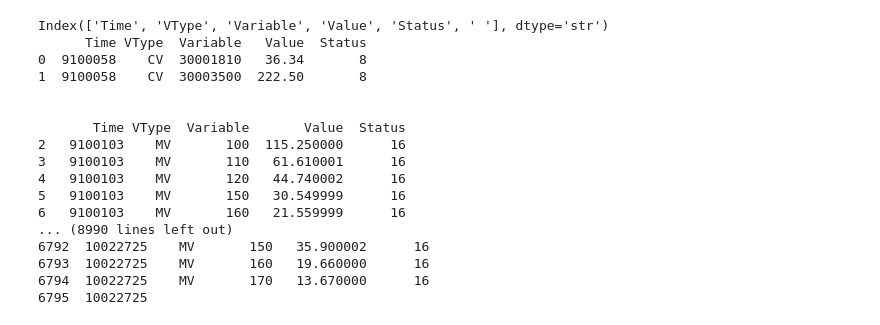
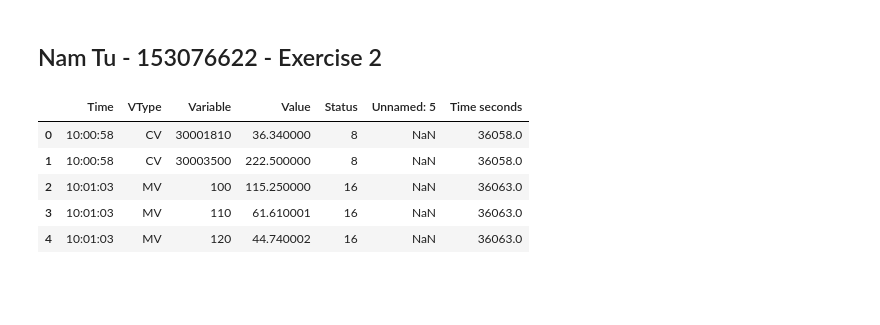
Before and after one commit to namtu06/healthcare-decision-support, a Jupyter notebook: Ex2/ex2.ipynb, the cells around one changed output. Saved outputs shown, nothing was run; the diff lists cells and outputs as text; code cells hidden in the pictures; blank space fills up the shorter version.

Commit message:
Finish exercise 2

```diff
--- a/Ex2/ex2.ipynb
+++ b/Ex2/ex2.ipynb
@@ -1,28 +1,24 @@
+# %% [markdown]
+## Nam Tu - 153076622 - Exercise 2
 # %%
 import pandas as pd
 import numpy as np
+import matplotlib.pyplot as plt
+import matplotlib.dates as mdates
 
-df1 = pd.read_csv("annotation1.AN1",skiprows=1)
-print(df1.columns)
-df_grouptime = df1.groupby("Time")
+# AN1 contains timestamps encoded as DDHHMMSS.
+df1 = pd.read_csv("annotation1.AN1", skiprows=1, skipinitialspace=True)
+df1.columns = df1.columns.str.strip()
 
-for key, item in df_grouptime:
-    print(df_grouptime.get_group(key), "\n\n")
+time_text = df1["Time"].astype(str).str.strip().str.zfill(8)
+df1["Time"] = time_text.str[2:4] + ":" + time_text.str[4:6] + ":" + time_text.str[6:8]
+df1["Time seconds"] = pd.to_timedelta(df1["Time"]).dt.total_seconds()
+
+df1.head()
 # %% [output]
-Index(['Time', 'VType', 'Variable', 'Value', 'Status', ' '], dtype='str')
-      Time VType  Variable   Value  Status
-0  9100058    CV  30001810   36.34       8
-1  9100058    CV  30003500  222.50       8
-
-
-       Time VType  Variable       Value  Status
-2   9100103    MV       100  115.250000      16
-3   9100103    MV       110   61.610001      16
-4   9100103    MV       120   44.740002      16
-5   9100103    MV       150   30.549999      16
-6   9100103    MV       160   21.559999      16
-... (8990 lines left out)
-6792  10022725    MV       150   35.900002      16
-6793  10022725    MV       160   19.660000      16
-6794  10022725    MV       170   13.670000      16
-6795  10022725
+|  | Time | VType | Variable | Value | Status | Unnamed: 5 | Time seconds |
+| 0 | 10:00:58 | CV | 30001810 | 36.340000 | 8 | NaN | 36058.0 |
+| 1 | 10:00:58 | CV | 30003500 | 222.500000 | 8 | NaN | 36058.0 |
+| 2 | 10:01:03 | MV | 100 | 115.250000 | 16 | NaN | 36063.0 |
+| 3 | 10:01:03 | MV | 110 | 61.610001 | 16 | NaN | 36063.0 |
+| 4 | 10:01:03 | MV | 120 | 44.740002 | 16 | NaN | 36063.0 |
```
Also changed, not shown: parts of 11 cells of this notebook, 2 other files.
